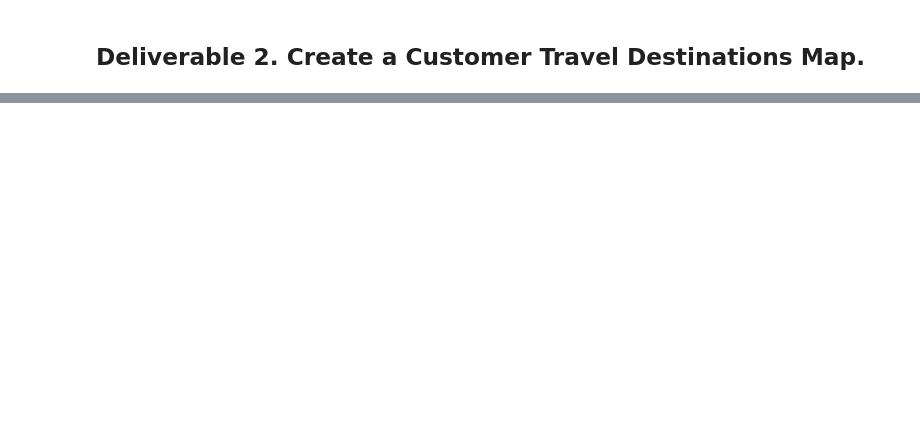
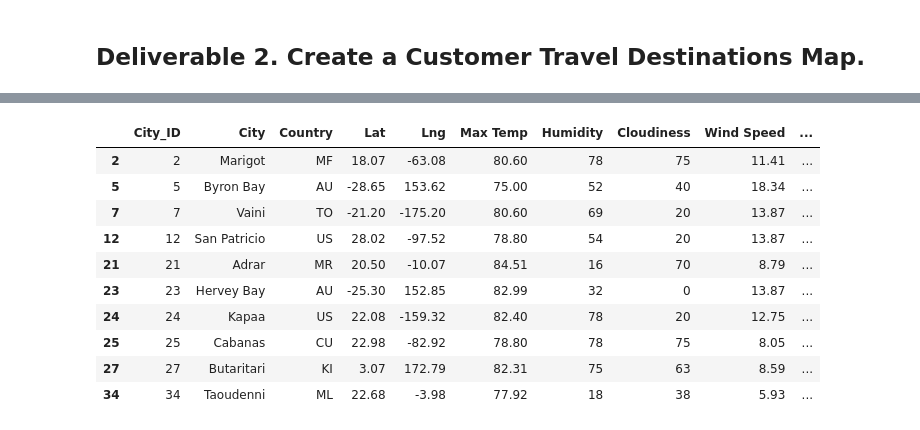
Before and after one commit to sphan35/World_Weather_Analysis, a Jupyter notebook: Vacation_Search/Vacation_Search.ipynb, the cells around one changed output, grey strips where cells are left out. Cells and saved outputs as stored; diff of their text form; code cells hidden in the pictures; blank space fills up the shorter version.

Commit message:
WeatherPy_Database.ipynb Deliverable 1 & 2.

```diff
--- a/Vacation_Search/Vacation_Search.ipynb
+++ b/Vacation_Search/Vacation_Search.ipynb
@@ -13,6 +13,6 @@ from config import g_key
 gmaps.configure(api_key=g_key)
 # %%
 # 1. Import the WeatherPy_database.csv file.
-city_data_df = pd.read_csv("Weather_Database/WeatherPy_database.csv")
+city_data_df = pd.read_csv("../Weather_Database/WeatherPy_Database.csv")
 city_data_df.head()
 # %% [output]
@@ -24,4 +32,20 @@ max_temp = float(input("What is the maximum temperature you would like for your
 # %%
 # 3. Filter the city_data_df DataFrame using the input statements to create a new DataFrame using the loc method.
+# Filter the dataset to find the cities that fit the criteria.
+preferred_cities_df = city_data_df.loc[(city_data_df["Max Temp"] <= max_temp).dropna() & \
+                                       (city_data_df["Max Temp"] >= min_temp).dropna()]
+preferred_cities_df.head(10)
+# %% [output]
+|  | City_ID | City | Country | Lat | Lng | Max Temp | Humidity | Cloudiness | Wind Speed | ... |
+| 2 | 2 | Marigot | MF | 18.07 | -63.08 | 80.60 | 78 | 75 | 11.41 | ... |
+| 5 | 5 | Byron Bay | AU | -28.65 | 153.62 | 75.00 | 52 | 40 | 18.34 | ... |
+| 7 | 7 | Vaini | TO | -21.20 | -175.20 | 80.60 | 69 | 20 | 13.87 | ... |
+| 12 | 12 | San Patricio | US | 28.02 | -97.52 | 78.80 | 54 | 20 | 13.87 | ... |
+| 21 | 21 | Adrar | MR | 20.50 | -10.07 | 84.51 | 16 | 70 | 8.79 | ... |
+| 23 | 23 | Hervey Bay | AU | -25.30 | 152.85 | 82.99 | 32 | 0 | 13.87 | ... |
+| 24 | 24 | Kapaa | US | 22.08 | -159.32 | 82.40 | 78 | 20 | 12.75 | ... |
+| 25 | 25 | Cabanas | CU | 22.98 | -82.92 | 78.80 | 78 | 75 | 8.05 | ... |
+| 27 | 27 | Butaritari | KI | 3.07 | 172.79 | 82.31 | 75 | 63 | 8.59 | ... |
+| 34 | 34 | Taoudenni | ML | 22.68 | -3.98 | 77.92 | 18 | 38 | 5.93 | ... |
 # %%
 # 4a. Determine if there are any empty rows.
```
Also changed, not shown: parts of 12 cells of this notebook, 4 other files.
